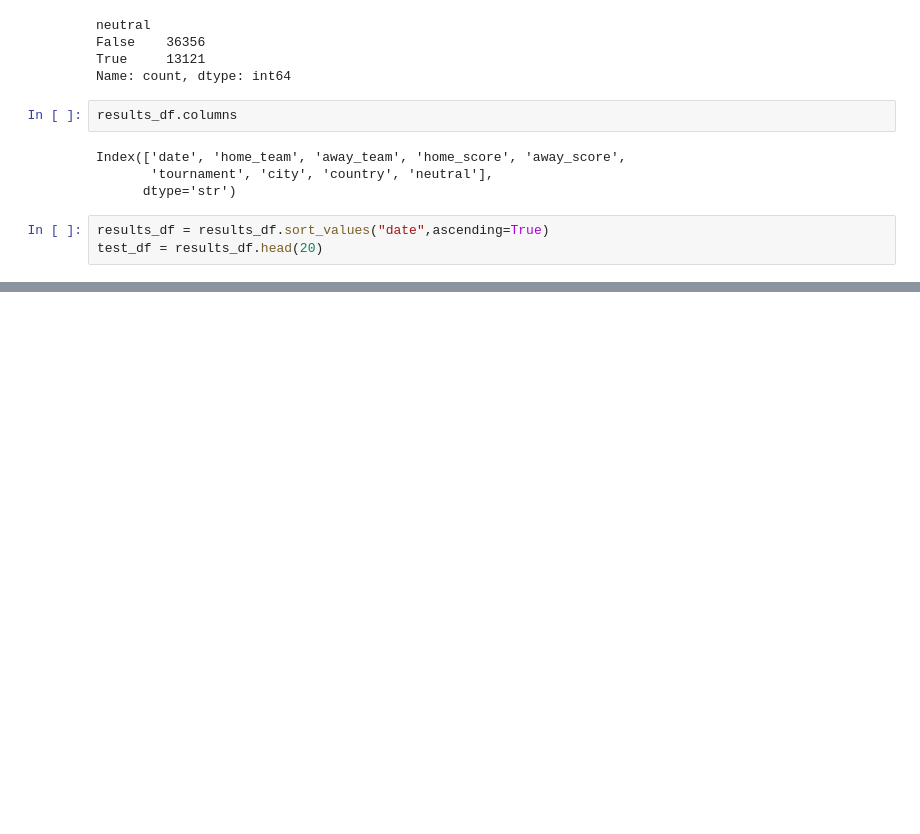
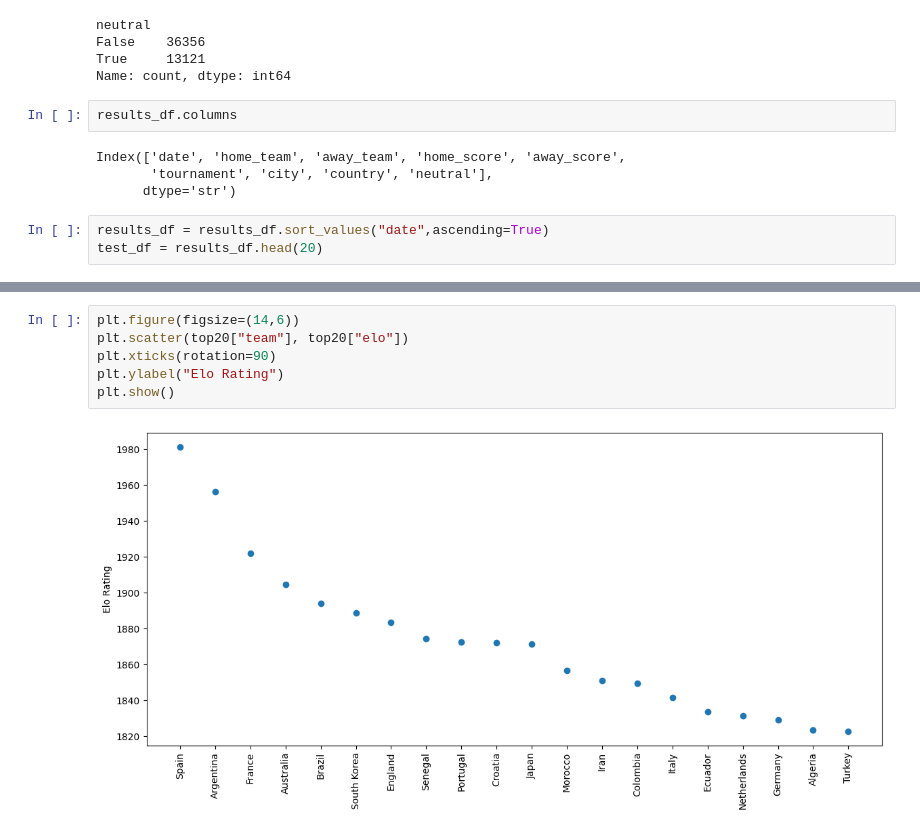
Before and after one commit to berkasin01/sandbox, a Jupyter notebook: football_scores/football.ipynb, the cells around one changed output, grey strips where cells are left out. Cells and saved outputs as stored; diff of their text form; blank space fills up the shorter version.

```diff
--- a/football_scores/football.ipynb
+++ b/football_scores/football.ipynb
@@ -199,0 +395,8 @@ test_df
+# %%
+plt.figure(figsize=(14,6))
+plt.scatter(top20["team"], top20["elo"])
+plt.xticks(rotation=90)
+plt.ylabel("Elo Rating")
+plt.show()
+# %% [output]
+[figure, added]
```
Also changed, not shown: parts of 18 cells of this notebook.
